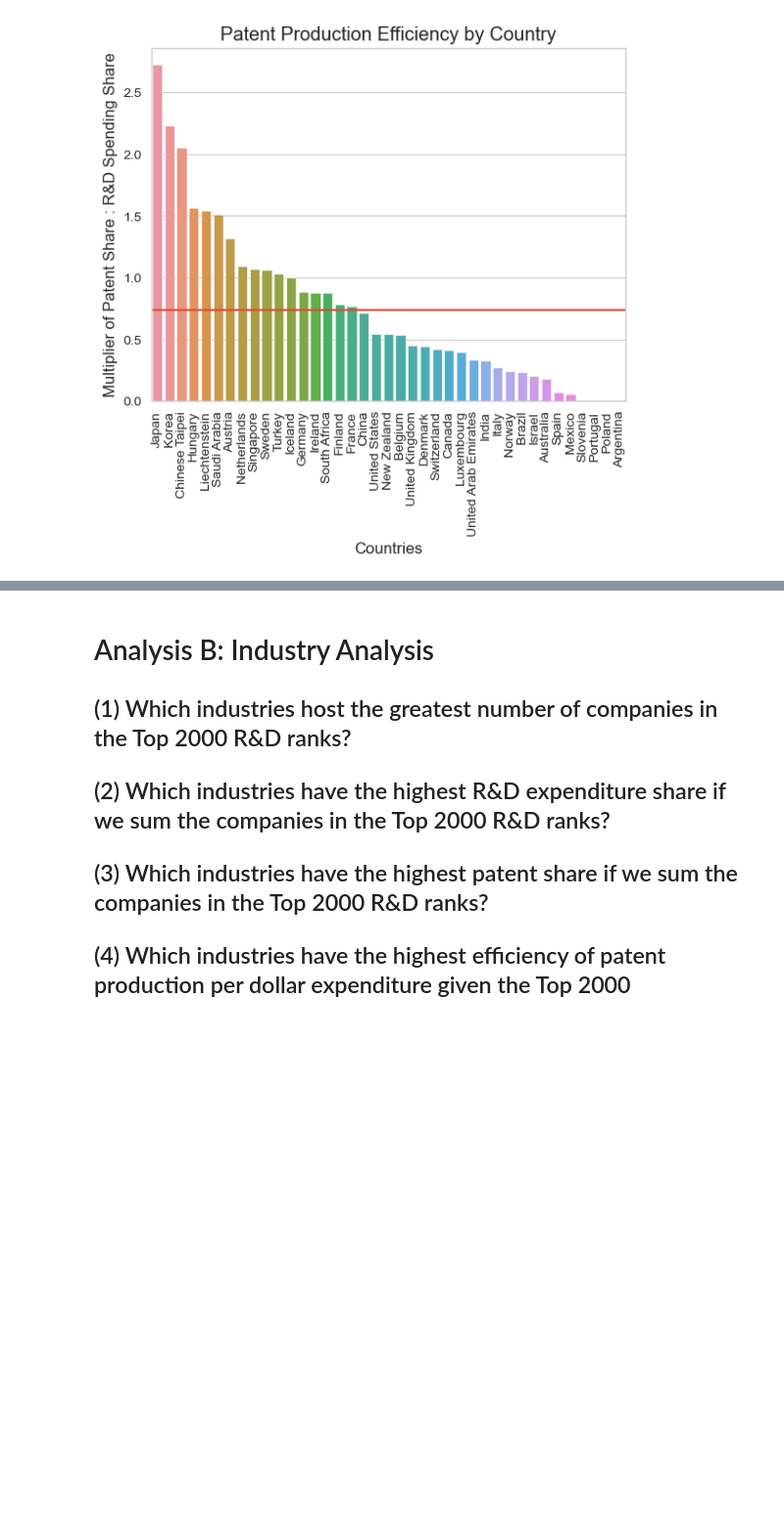
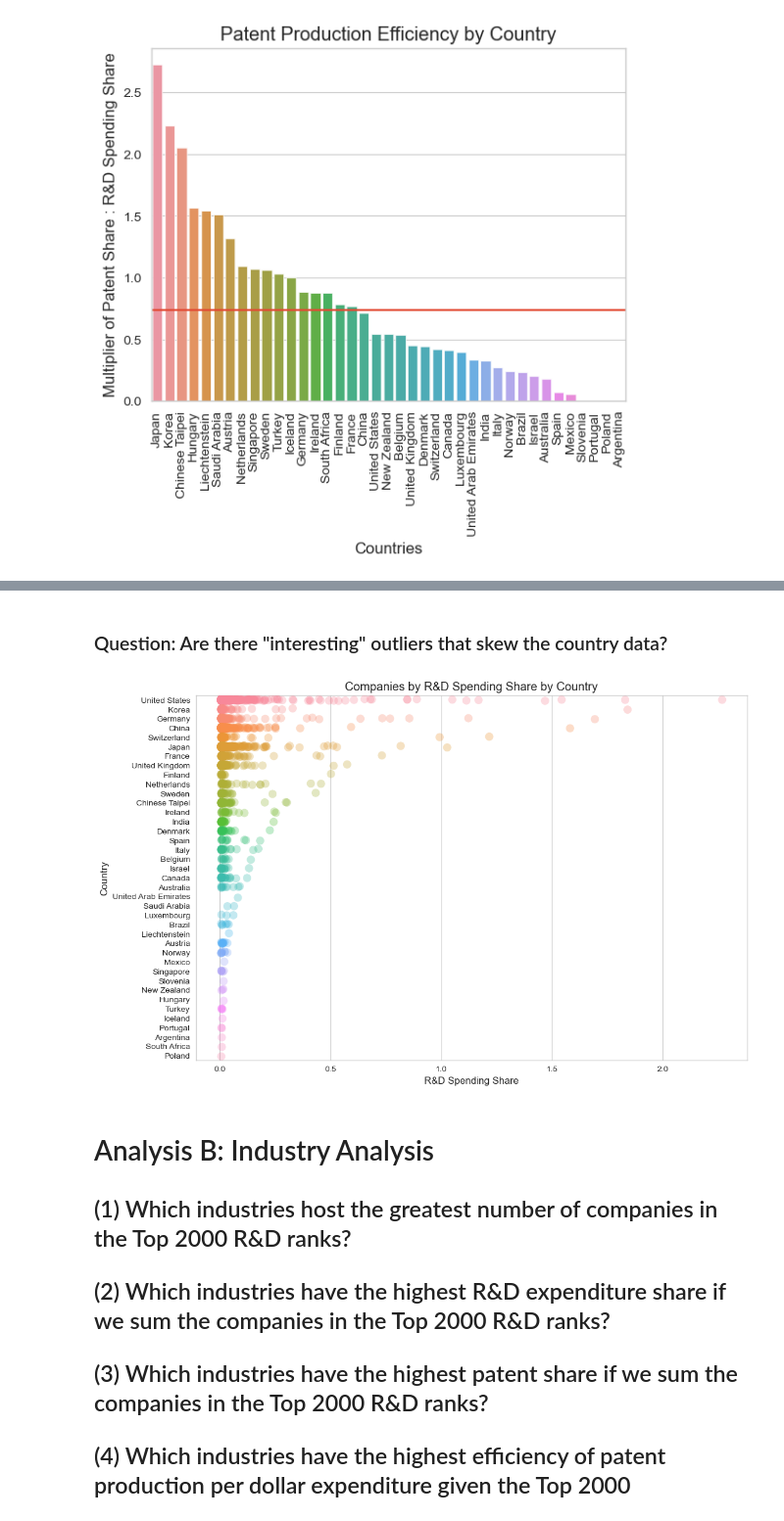
Before and after one commit to bassoonelephant/ip-productivity, a Jupyter notebook: ip_workbench.ipynb, the cells around one changed output, grey strips where cells are left out. Shown at 98% size. Drawn from its saved outputs; the diff is of its cells as text; code cells hidden in the pictures; blank space fills up the shorter version.

```diff
--- a/ip_workbench.ipynb
+++ b/ip_workbench.ipynb
@@ -491,3 +492,24 @@ plt.show()
+# %% [markdown]
+### Question: Are there "interesting" outliers that skew the country data?
+# %%
+# Stripplot
+
+# Set DataFrame
+df = ip
+
+# Plot Data
+plt.figure(figsize=(12,8))
+ax = sns.stripplot(y = df['hq_country'], x = df['rdspend_share'], alpha=0.3, size = 10)
+
+# Axes and Labels
+plt.title('Companies by R&D Spending Share by Country')
+plt.xlabel('R&D Spending Share')
+plt.ylabel('Country')
+
+# Show graph
+plt.show()
+# %% [output]
+[figure, added]
 # %% [markdown]
 # Analysis B:  Industry Analysis
 ## (1) Which industries host the greatest number of companies in the Top 2000 R&D ranks?
```
Also changed, not shown: parts of 53 cells of this notebook.
